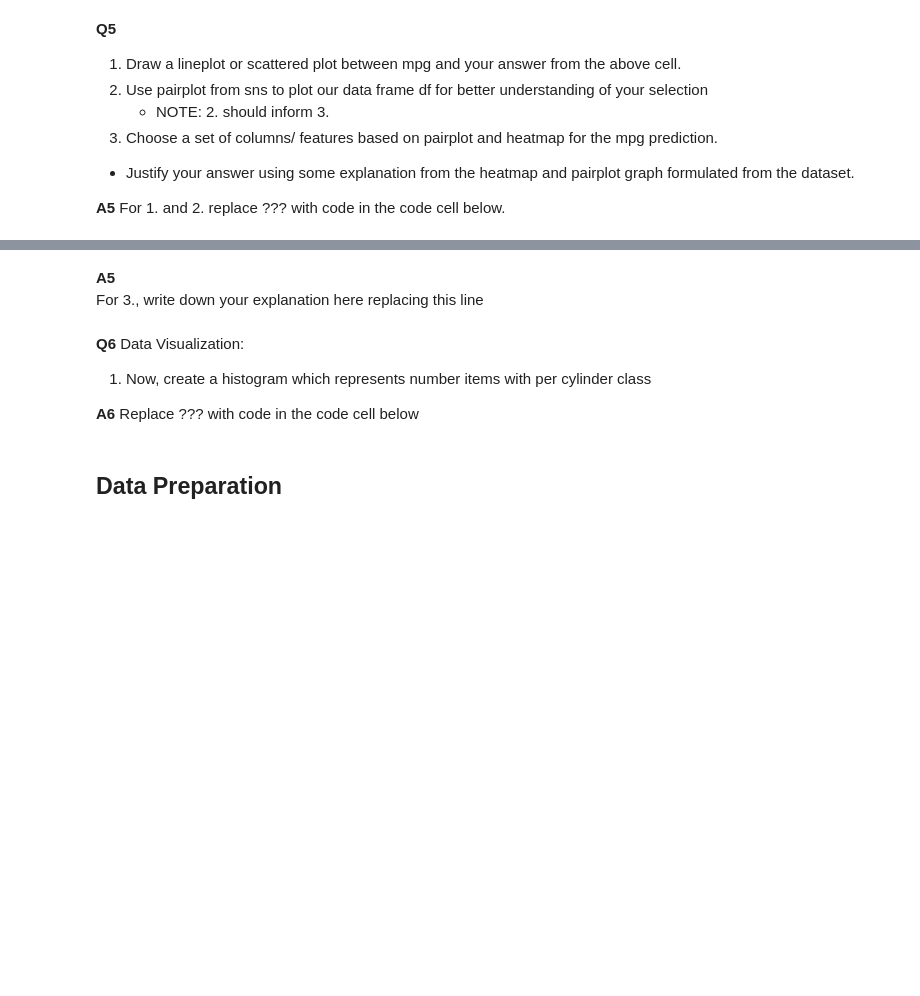
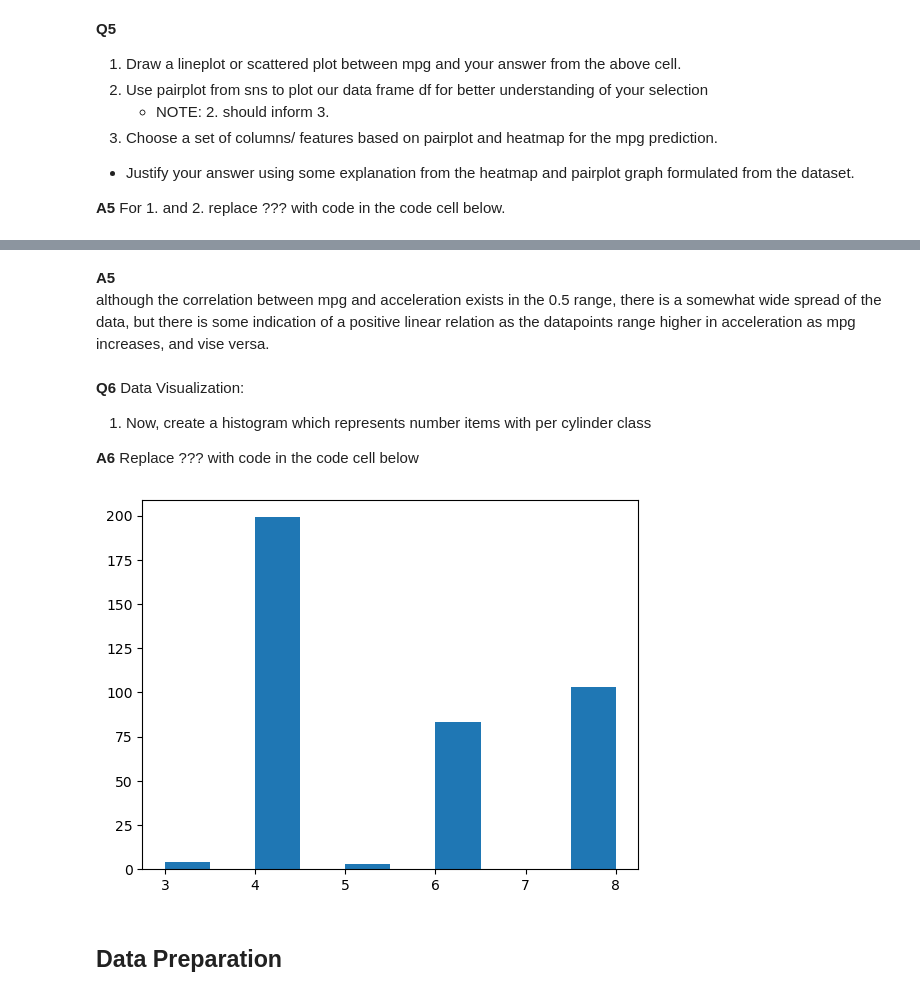
Before and after one commit to P-wig/ML-HW, a Jupyter notebook: HW2/HW2.ipynb, the cells around one changed output, grey strips where cells are left out. Saved outputs shown, nothing was run; the diff lists cells and outputs as text; code cells hidden in the pictures; blank space fills up the shorter version.

```diff
--- a/HW2/HW2.ipynb
+++ b/HW2/HW2.ipynb
@@ -138,6 +177,6 @@ sns.pairplot(???)
-# %% [markdown]
-**A5**
-For 3., write down your explanation here replacing this line
+# %% [markdown]
+**A5**
+although the correlation between mpg and acceleration exists in the 0.5 range, there is a somewhat wide spread of the data, but there is some indication of a positive linear relation as the datapoints range higher in acceleration as mpg increases, and vise versa.
 # %% [markdown]
 
 **Q6** Data Visualization:
@@ -145,8 +184,10 @@ For 3., write down your explanation here replacing this line
 
 **A6** Replace ??? with code in the code cell below
 # %%
-plt.?
+plt.hist( x=df[ 'cylinders' ] )
 plt.show()
+# %% [output]
+[figure, added]
 # %% [markdown]
 ## Data Preparation
 # %% [markdown]
```
Also changed, not shown: parts of 12 cells of this notebook.
